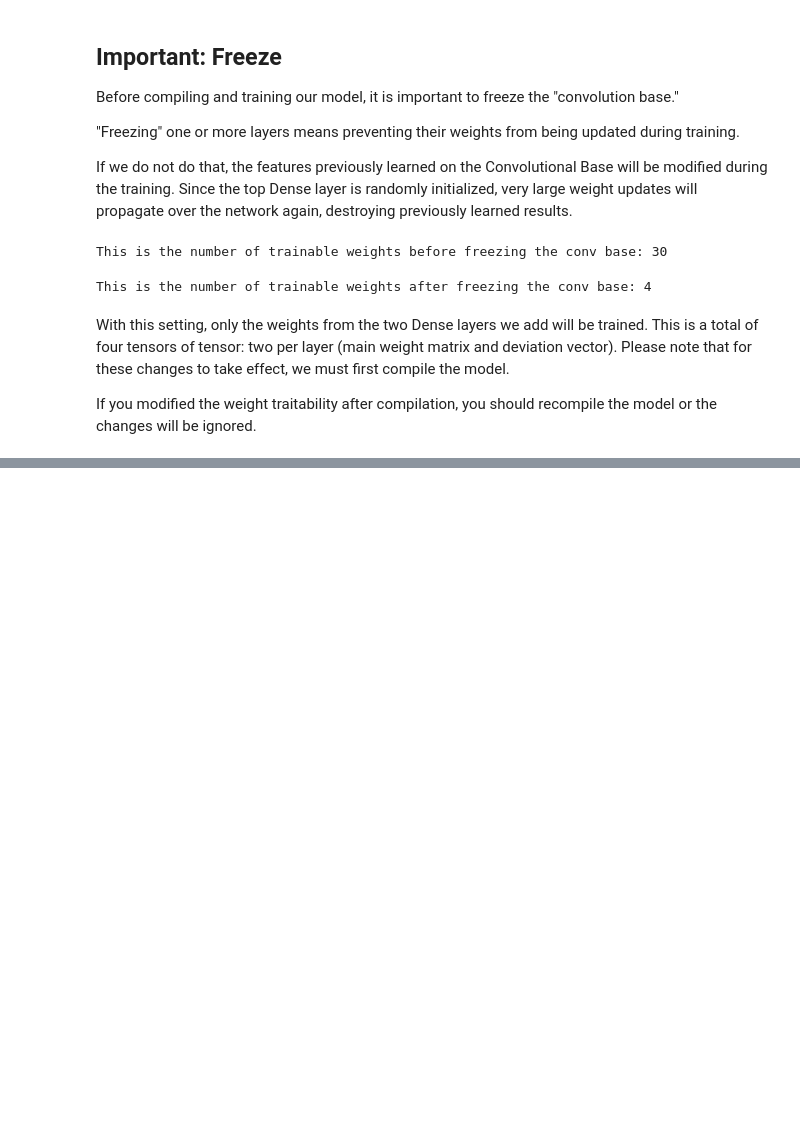
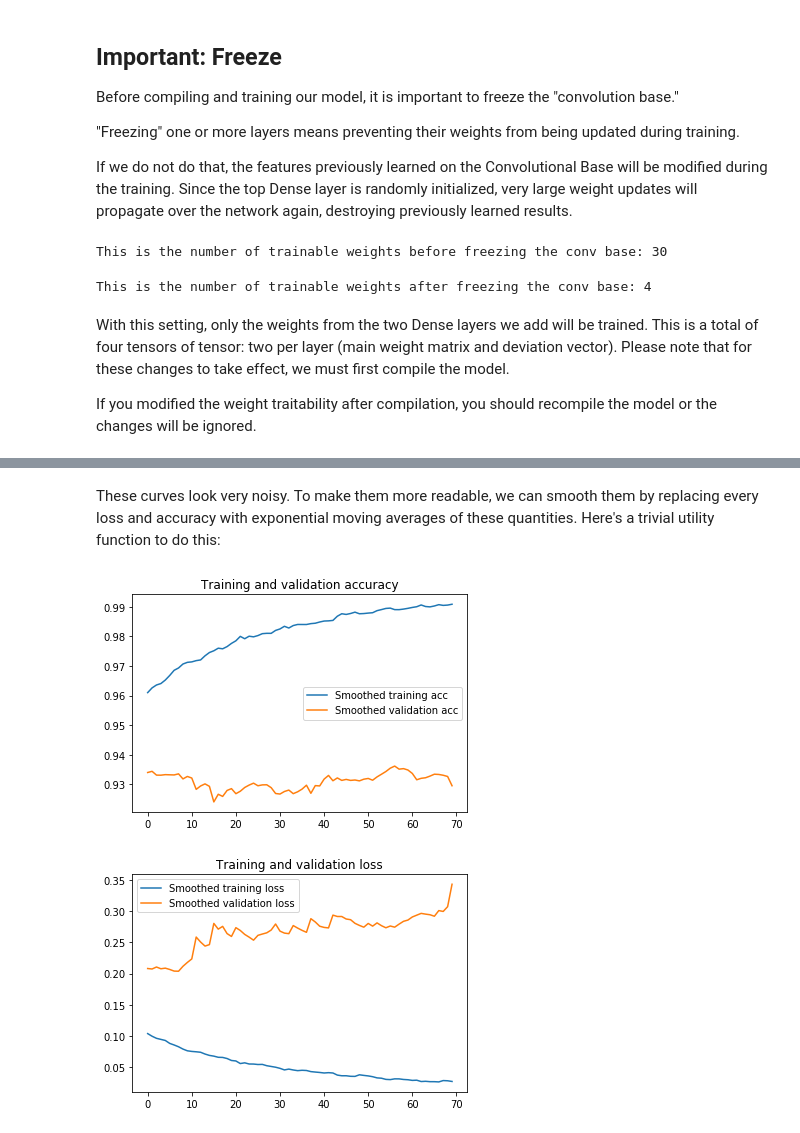
Before and after one commit to jojosimida/keras-practice, a Jupyter notebook: 1.5-use-pretrained-model-2/1.5-use-pretrained-model-2.ipynb, the cells around one changed output, grey strips where cells are left out. Saved outputs shown, nothing was run; the diff lists cells and outputs as text; code cells hidden in the pictures; blank space fills up the shorter version.

```diff
--- a/1.5-use-pretrained-model-2/1.5-use-pretrained-model-2.ipynb
+++ b/1.5-use-pretrained-model-2/1.5-use-pretrained-model-2.ipynb
@@ -414,0 +530,40 @@ model.save('D:/Program/dataset/Dogs_vs_Cats/model/cats_and_dogs_small_2.h5')
+# %% [markdown]
+These curves look very noisy. To make them more readable, we can smooth them by replacing every loss and accuracy with exponential moving averages of these quantities. Here's a trivial utility function to do this:
+# %%
+def smooth_curve(points, factor=0.8):
+
+    smoothed_points = []
+    for point in points:
+        if smoothed_points:
+            previous = smoothed_points[-1]
+            smoothed_points.append(previous * factor + point * (1 - factor))
+        else:
+            smoothed_points.append(point)
+    return smoothed_points
+
+def draw_smooth_pic(history):
+    acc = history.history['acc']
+    val_acc = history.history['val_acc']
+    loss = history.history['loss']
+    val_loss = history.history['val_loss']
+
+    epochs = range(len(acc))
+
+    plt.plot(epochs, smooth_curve(acc), label='Smoothed training acc')
+    plt.plot(epochs, smooth_curve(val_acc), label='Smoothed validation acc')
+    plt.title('Training and validation accuracy')
+    plt.legend()
+
+    plt.figure()
+
+    plt.plot(epochs, smooth_curve(loss), label='Smoothed training loss')
+    plt.plot(epochs,smooth_curve(val_loss), label='Smoothed validation loss')
+    plt.title('Training and validation loss')
+    plt.legend()
+
+    plt.show()
+
+draw_smooth_pic(history)
+# %% [output]
+[figure, added]
+[figure, added]
```
Also changed, not shown: parts of 18 cells of this notebook.
